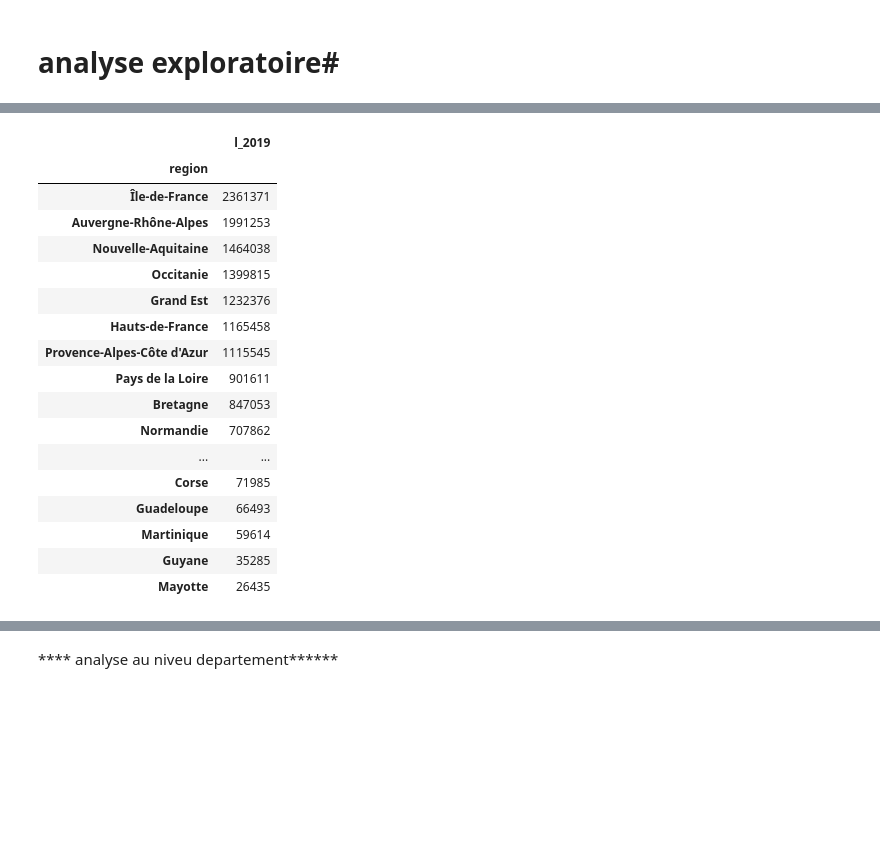
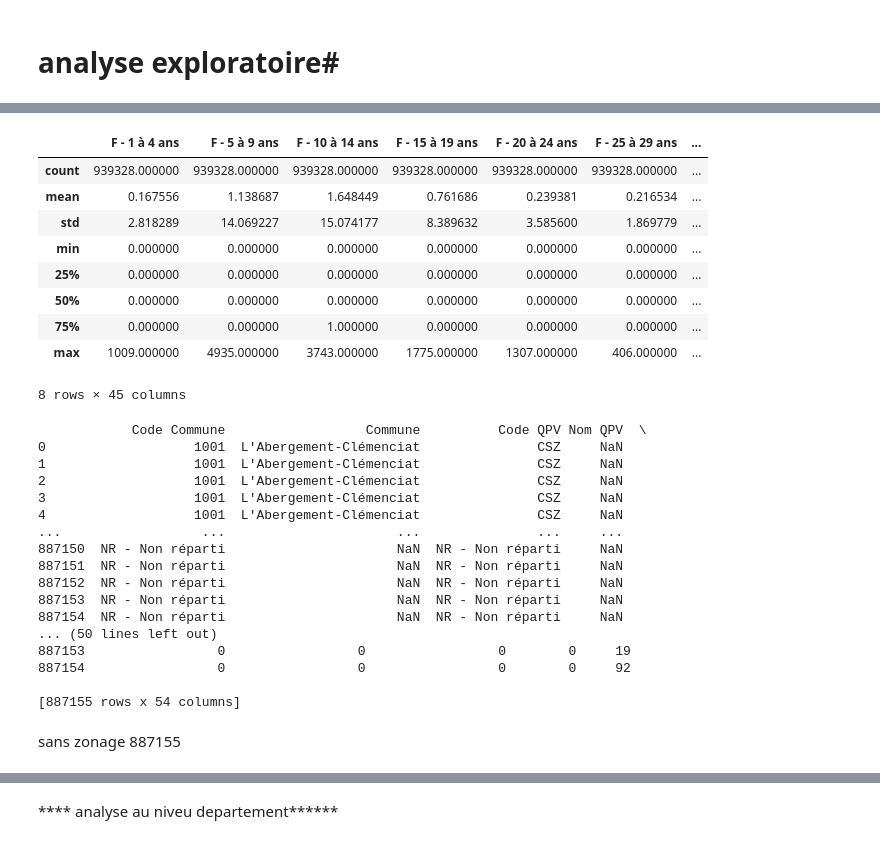
Before and after one commit to paulrsnn/projet-python, a Jupyter notebook: analyse_exp.ipynb, the cells around one changed output, grey strips where cells are left out. Drawn from its saved outputs; the diff is of its cells as text; code cells hidden in the pictures; blank space fills up the shorter version.

Commit message:
modification

```diff
--- a/analyse_exp.ipynb
+++ b/analyse_exp.ipynb
@@ -6,4 +6,4 @@ import pyproj
 import fiona
 import geopandas
 # %%
-lic_comm = pd.read_csv("https://www.data.gouv.fr/fr/datasets/r/1825fde3-a668-47e3-a46d-b62b5af6560a", encoding = 'Latin-1', sep = ';')
+lic_comm = pd.read_csv("https://www.data.gouv.fr/fr/datasets/r/9b002e32-0ec9-40fc-9292-cddeae4416c6", encoding="utf-8", sep=";")
@@ -12,4 +9,0 @@ HTTPError: HTTP Error 404: NOT FOUND
-# %%
-print(lic_comm.shape)# la base compte 68 variables au total
-lic_comm=lic_comm.drop(columns=['l_qp_2019','l_qp_f_2019','l_qp_h_2019'])# variales non pertinentes pour notre étude
-print(lic_comm.shape)# la base compte 68 variables au total
@@ -23,0 +86,3 @@ Egalement, fed_2019 qui est un code a été enegistré comme int, donc on la con
+# %%
+lic_comm['Code']=lic_comm['Code'].astype('str') #modification du type code
+print(lic_comm.dtypes)
@@ -152,21 +149,13 @@ lic_region.head(20)
-# %%
-lic_comm[['region', 'l_2019']].groupby('region').sum().sort_values(by = 'l_2019', ascending = False)
-# %% [output]
-|  | l_2019 |
-| region |  |
-| Île-de-France | 2361371 |
-| Auvergne-Rhône-Alpes | 1991253 |
-| Nouvelle-Aquitaine | 1464038 |
-| Occitanie | 1399815 |
-| Grand Est | 1232376 |
-| Hauts-de-France | 1165458 |
-| Provence-Alpes-Côte d'Azur | 1115545 |
-| Pays de la Loire | 901611 |
-| Bretagne | 847053 |
-| Normandie | 707862 |
-| ... | ... |
-| Corse | 71985 |
-| Guadeloupe | 66493 |
-| Martinique | 59614 |
-| Guyane | 35285 |
-| Mayotte | 26435 |
+# %%
+lic_comm.describe()
+# %% [output]
+|  | F - 1 à 4 ans | F - 5 à 9 ans | F - 10 à 14 ans | F - 15 à 19 ans | F - 20 à 24 ans | F - 25 à 29 ans | ... |
+| count | 939328.000000 | 939328.000000 | 939328.000000 | 939328.000000 | 939328.000000 | 939328.000000 | ... |
+| mean | 0.167556 | 1.138687 | 1.648449 | 0.761686 | 0.239381 | 0.216534 | ... |
+| std | 2.818289 | 14.069227 | 15.074177 | 8.389632 | 3.585600 | 1.869779 | ... |
+| min | 0.000000 | 0.000000 | 0.000000 | 0.000000 | 0.000000 | 0.000000 | ... |
+| 25% | 0.000000 | 0.000000 | 0.000000 | 0.000000 | 0.000000 | 0.000000 | ... |
+| 50% | 0.000000 | 0.000000 | 0.000000 | 0.000000 | 0.000000 | 0.000000 | ... |
+| 75% | 0.000000 | 0.000000 | 1.000000 | 0.000000 | 0.000000 | 0.000000 | ... |
+| max | 1009.000000 | 4935.000000 | 3743.000000 | 1775.000000 | 1307.000000 | 406.000000 | ... |
+8 rows × 45 columns
@@ -172,0 +164,22 @@ lic_comm[['region', 'l_2019']].groupby('region').sum().sort_values(by = 'l_2019'
+# %%
+print(lic_comm_sup)
+# %% [output]
+            Code Commune                  Commune          Code QPV Nom QPV  \
+0                   1001  L'Abergement-Clémenciat               CSZ     NaN
+1                   1001  L'Abergement-Clémenciat               CSZ     NaN
+2                   1001  L'Abergement-Clémenciat               CSZ     NaN
+3                   1001  L'Abergement-Clémenciat               CSZ     NaN
+4                   1001  L'Abergement-Clémenciat               CSZ     NaN
+...                  ...                      ...               ...     ...
+887150  NR - Non réparti                      NaN  NR - Non réparti     NaN
+887151  NR - Non réparti                      NaN  NR - Non réparti     NaN
+887152  NR - Non réparti                      NaN  NR - Non réparti     NaN
+887153  NR - Non réparti                      NaN  NR - Non réparti     NaN
+887154  NR - Non réparti                      NaN  NR - Non réparti     NaN
+... (50 lines left out)
+887153                 0                 0                 0        0     19
+887154                 0                 0                 0        0     92
+
+[887155 rows x 54 columns]
+# %% [markdown]
+sans zonage 887155
```
Also changed, not shown: parts of 34 cells of this notebook, 2 other files.
